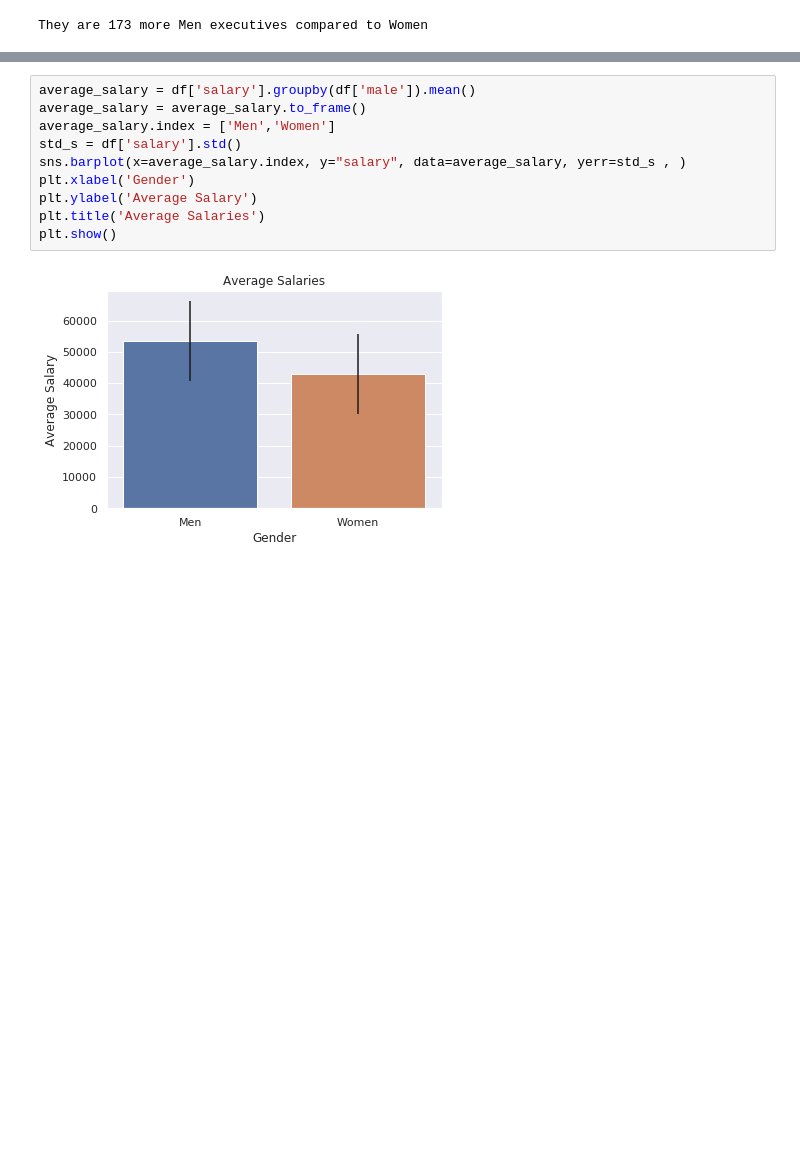
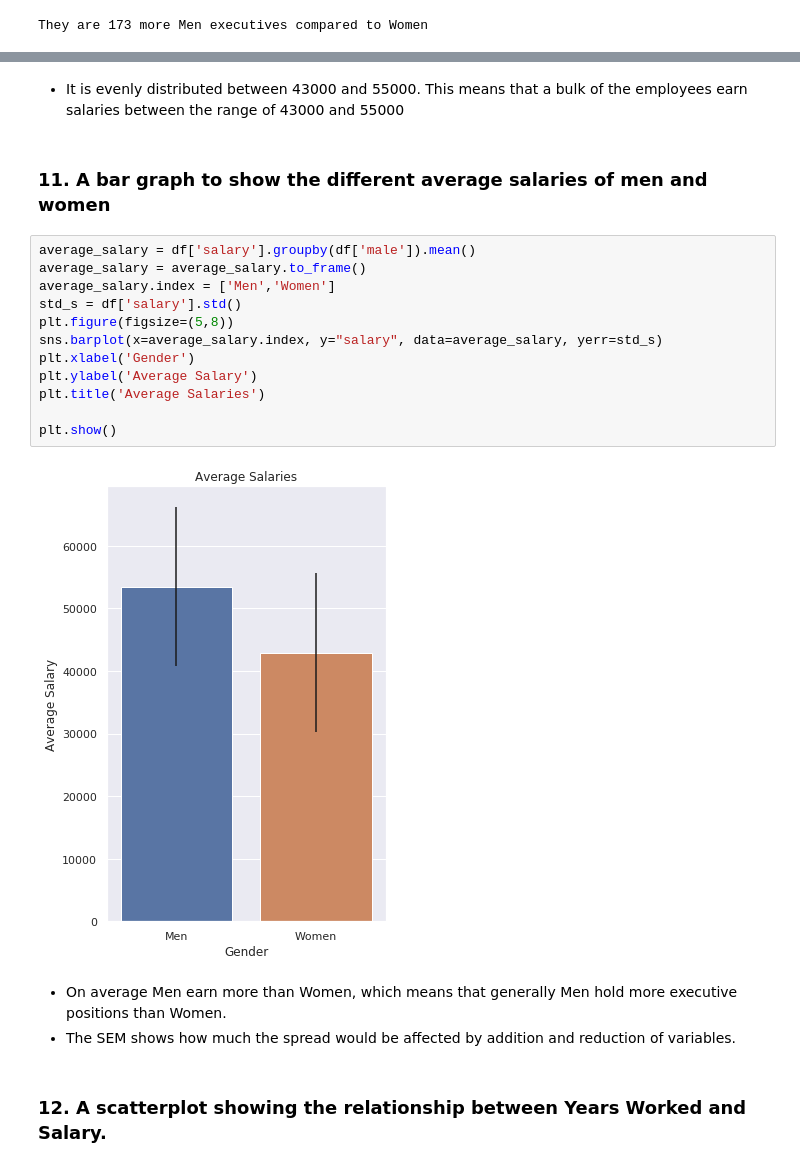
Before and after one commit to thabomayika/stat_thinking, a Jupyter notebook: stats_thinking.ipynb, the cells around one changed output, grey strips where cells are left out. Cells and saved outputs as stored; diff of their text form; blank space fills up the shorter version.

```diff
--- a/stats_thinking.ipynb
+++ b/stats_thinking.ipynb
@@ -174,13 +141,24 @@ plt.show()
+# %% [markdown]
+- It is evenly distributed between 43000 and 55000. This means that a bulk of the employees earn salaries between the range of 43000 and 55000
+# %% [markdown]
+### 11. A bar graph to show the different average salaries of men and women
 # %%
 average_salary = df['salary'].groupby(df['male']).mean()
 average_salary = average_salary.to_frame()
 average_salary.index = ['Men','Women']
 std_s = df['salary'].std()
-sns.barplot(x=average_salary.index, y="salary", data=average_salary, yerr=std_s , )
+plt.figure(figsize=(5,8))
+sns.barplot(x=average_salary.index, y="salary", data=average_salary, yerr=std_s)
 plt.xlabel('Gender')
 plt.ylabel('Average Salary')
 plt.title('Average Salaries')
+
 plt.show()
 # %% [output]
-[figure, old version]
+[figure, new version]
+# %% [markdown]
+- On average Men earn more than Women, which means that generally Men hold more executive positions than Women.
+- The SEM shows how much the spread would be affected by addition and reduction of variables.
+# %% [markdown]
+### 12. A scatterplot showing the relationship between Years Worked and Salary.
 # %%
```
Also changed, not shown: parts of 23 cells of this notebook.
